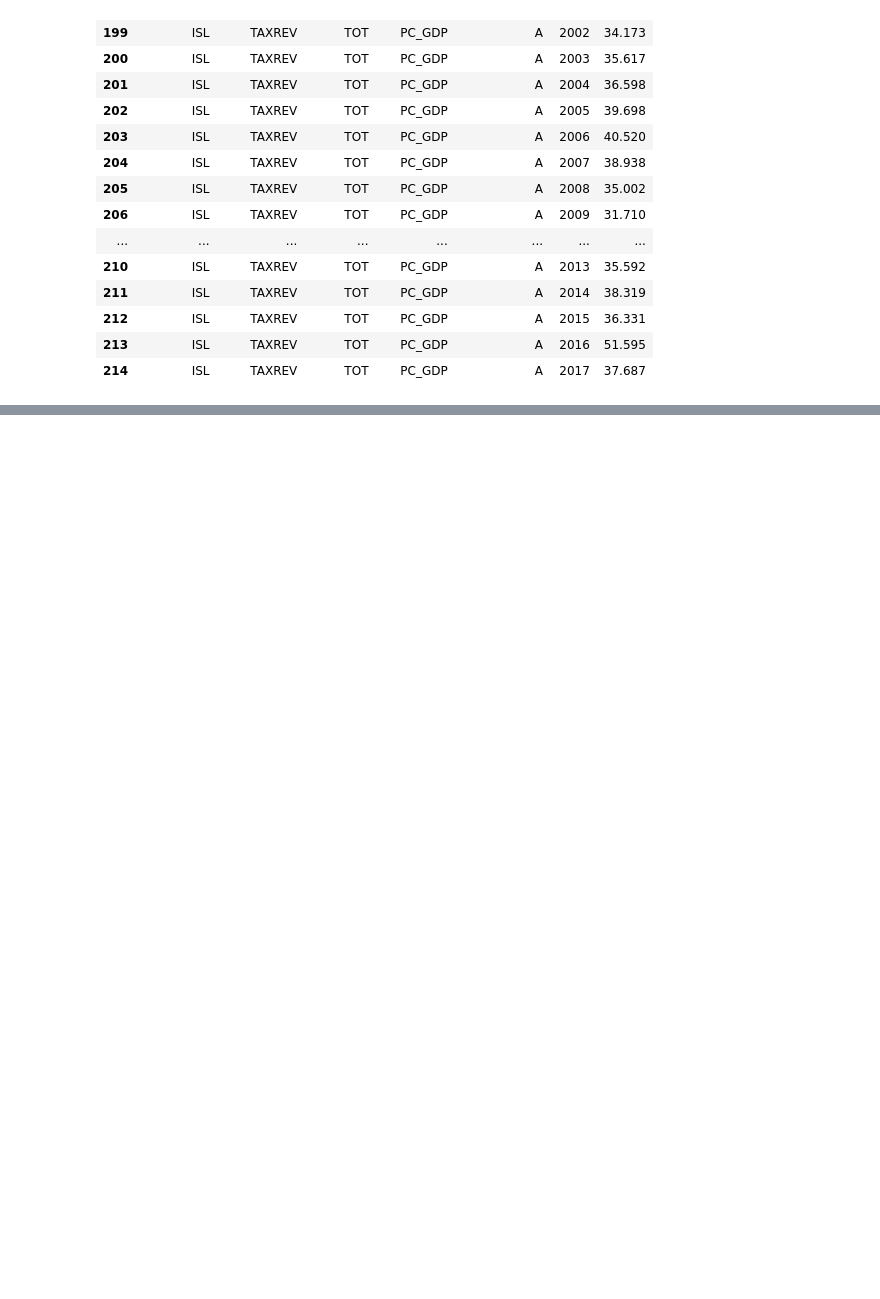
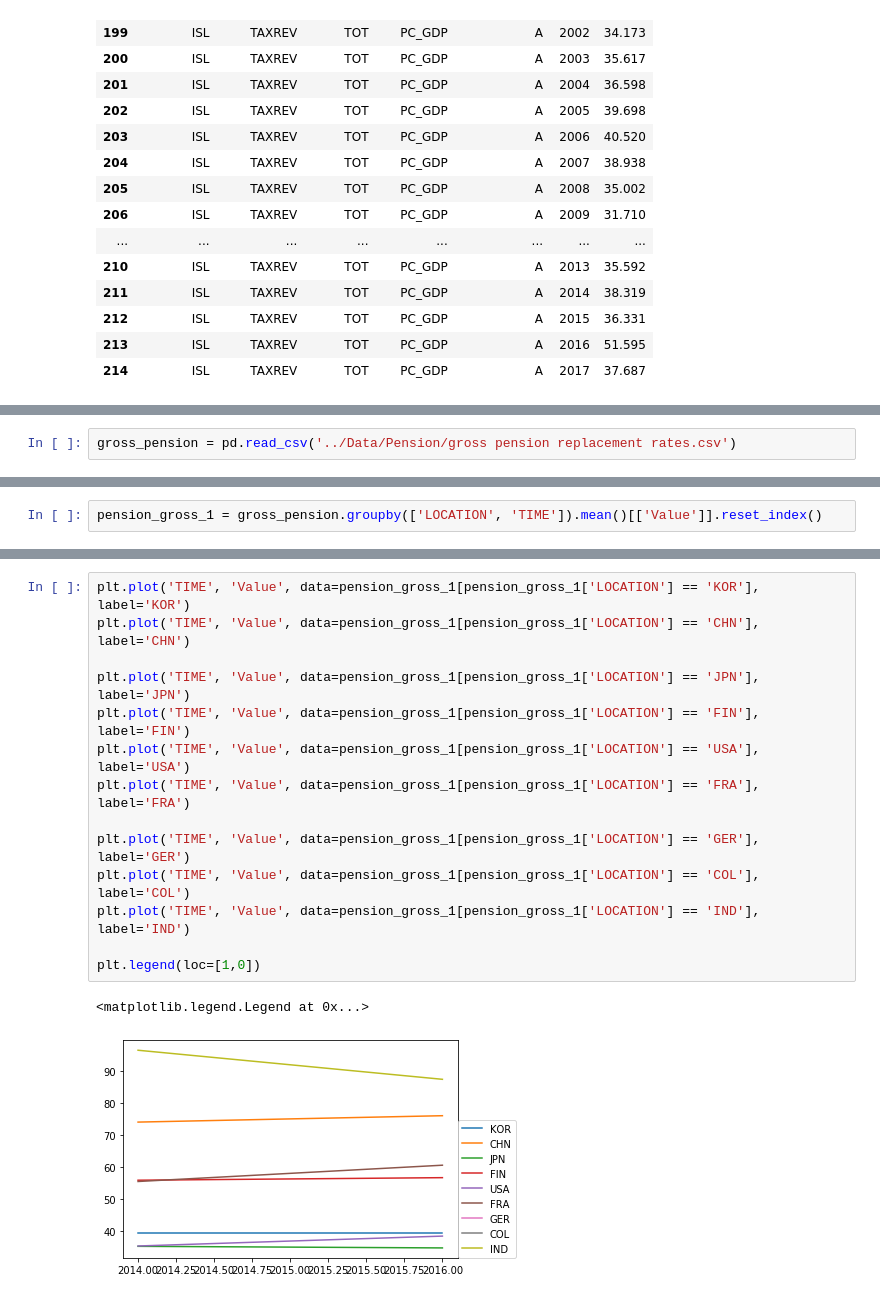
Before and after one commit to hanseul-wang/fire-prediction-model-Kimhae, a Jupyter notebook: Data_analisis/pension & tax.ipynb, the cells around one changed output, grey strips where cells are left out. Drawn from its saved outputs; the diff is of its cells as text; blank space fills up the shorter version.

```diff
--- a/Data_analisis/pension & tax.ipynb
+++ b/Data_analisis/pension & tax.ipynb
@@ -363,0 +365,2 @@ tax[tax['LOCATION']=='ISL']
+# %%
+gross_pension = pd.read_csv('../Data/Pension/gross pension replacement rates.csv')
@@ -363,0 +376,2 @@ tax[tax['LOCATION']=='ISL']
+# %%
+pension_gross_1 = gross_pension.groupby(['LOCATION', 'TIME']).mean()[['Value']].reset_index()
@@ -363,0 +399,17 @@ tax[tax['LOCATION']=='ISL']
+# %%
+plt.plot('TIME', 'Value', data=pension_gross_1[pension_gross_1['LOCATION'] == 'KOR'], label='KOR')
+plt.plot('TIME', 'Value', data=pension_gross_1[pension_gross_1['LOCATION'] == 'CHN'], label='CHN')
+
+plt.plot('TIME', 'Value', data=pension_gross_1[pension_gross_1['LOCATION'] == 'JPN'], label='JPN')
+plt.plot('TIME', 'Value', data=pension_gross_1[pension_gross_1['LOCATION'] == 'FIN'], label='FIN')
+plt.plot('TIME', 'Value', data=pension_gross_1[pension_gross_1['LOCATION'] == 'USA'], label='USA')
+plt.plot('TIME', 'Value', data=pension_gross_1[pension_gross_1['LOCATION'] == 'FRA'], label='FRA')
+
+plt.plot('TIME', 'Value', data=pension_gross_1[pension_gross_1['LOCATION'] == 'GER'], label='GER')
+plt.plot('TIME', 'Value', data=pension_gross_1[pension_gross_1['LOCATION'] == 'COL'], label='COL')
+plt.plot('TIME', 'Value', data=pension_gross_1[pension_gross_1['LOCATION'] == 'IND'], label='IND')
+
+plt.legend(loc=[1,0])
+# %% [output]
+<matplotlib.legend.Legend at 0x...>
+[figure, added]
```
Also changed, not shown: parts of 7 cells of this notebook, 2 other files.
